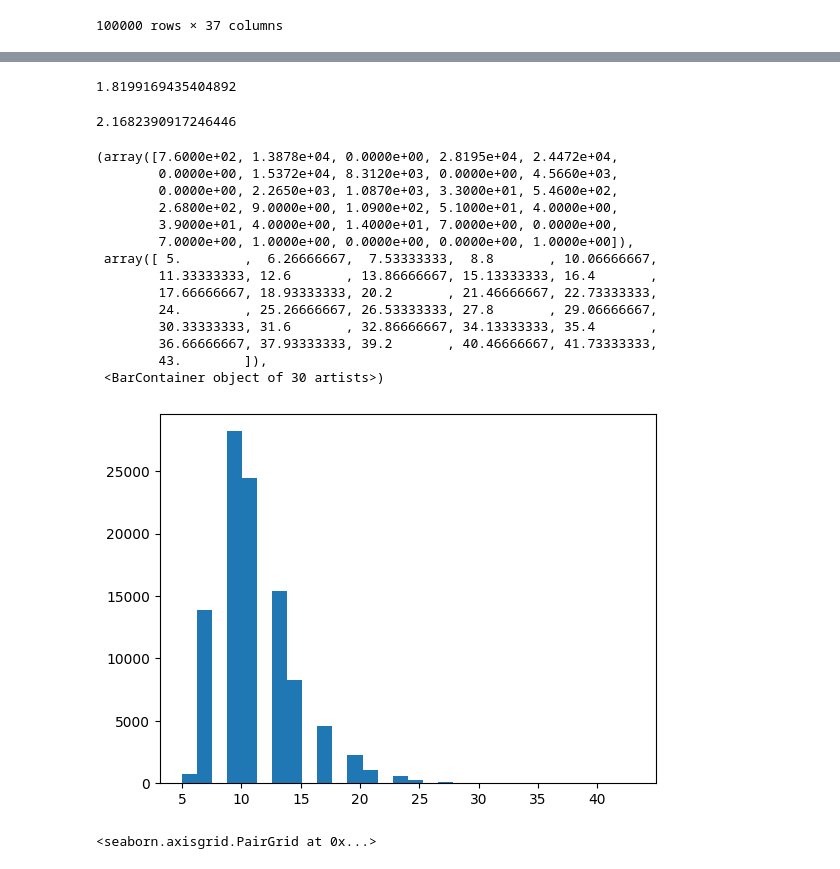
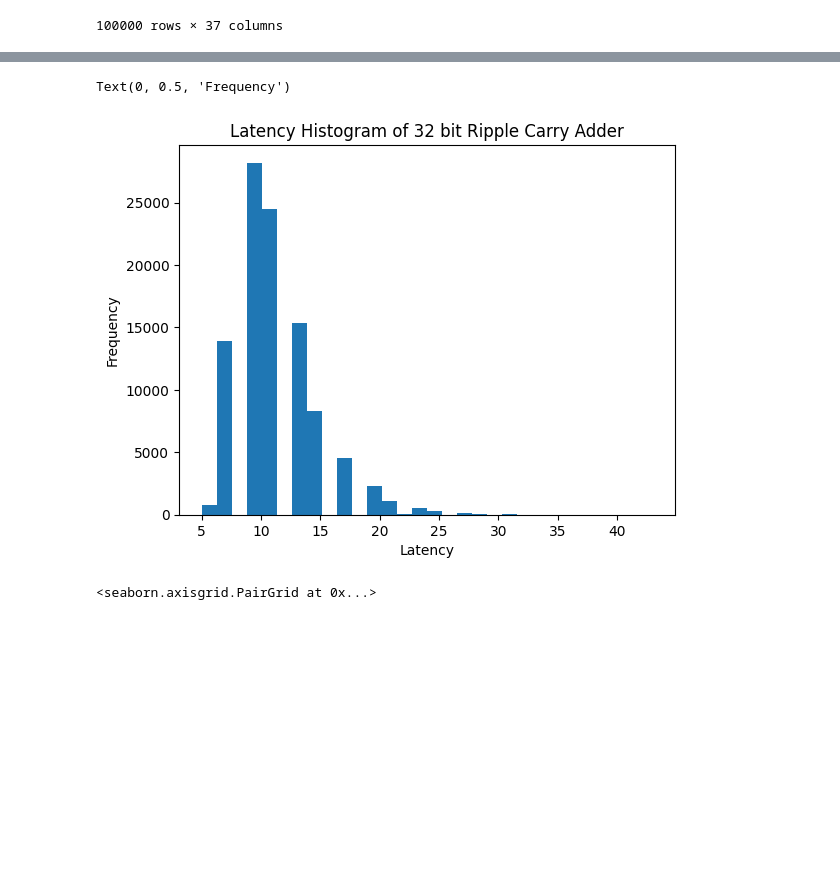
Before and after one commit to ALN006/dynamic_adder_2025, a Jupyter notebook: data/adder_data_analysis_notebook.ipynb, the cells around one changed output, grey strips where cells are left out. Saved outputs shown, nothing was run; the diff lists cells and outputs as text; code cells hidden in the pictures; blank space fills up the shorter version.

```diff
--- a/data/adder_data_analysis_notebook.ipynb
+++ b/data/adder_data_analysis_notebook.ipynb
@@ -150,29 +164,11 @@ Name: Latency, dtype: float64
-# %%
-16/8.79161
-# %% [output]
-1.8199169435404892
-# %%
-56/25.82741
-# %% [output]
-2.1682390917246446
 # %%
 plt.hist(df["RCA_latency_32"], bins = 30)
+plt.title("Latency Histogram of 32 bit Ripple Carry Adder")
+plt.xlabel("Latency")
+plt.ylabel("Frequency")
 # %% [output]
-(array([7.6000e+02, 1.3878e+04, 0.0000e+00, 2.8195e+04, 2.4472e+04,
-        0.0000e+00, 1.5372e+04, 8.3120e+03, 0.0000e+00, 4.5660e+03,
-        0.0000e+00, 2.2650e+03, 1.0870e+03, 3.3000e+01, 5.4600e+02,
-        2.6800e+02, 9.0000e+00, 1.0900e+02, 5.1000e+01, 4.0000e+00,
-        3.9000e+01, 4.0000e+00, 1.4000e+01, 7.0000e+00, 0.0000e+00,
-        7.0000e+00, 1.0000e+00, 0.0000e+00, 0.0000e+00, 1.0000e+00]),
- array([ 5.        ,  6.26666667,  7.53333333,  8.8       , 10.06666667,
-        11.33333333, 12.6       , 13.86666667, 15.13333333, 16.4       ,
-        17.66666667, 18.93333333, 20.2       , 21.46666667, 22.73333333,
-        24.        , 25.26666667, 26.53333333, 27.8       , 29.06666667,
-        30.33333333, 31.6       , 32.86666667, 34.13333333, 35.4       ,
-        36.66666667, 37.93333333, 39.2       , 40.46666667, 41.73333333,
-        43.        ]),
- <BarContainer object of 30 artists>)
+Text(0, 0.5, 'Frequency')
-[figure, old version]
+[figure, new version]
 # %%
 sns.pairplot(df[[f"RCA_latency_{i}" for i in range(16,33,16)]])
 # %% [output]
```
Also changed, not shown: parts of 9 cells of this notebook, 2 other files.
